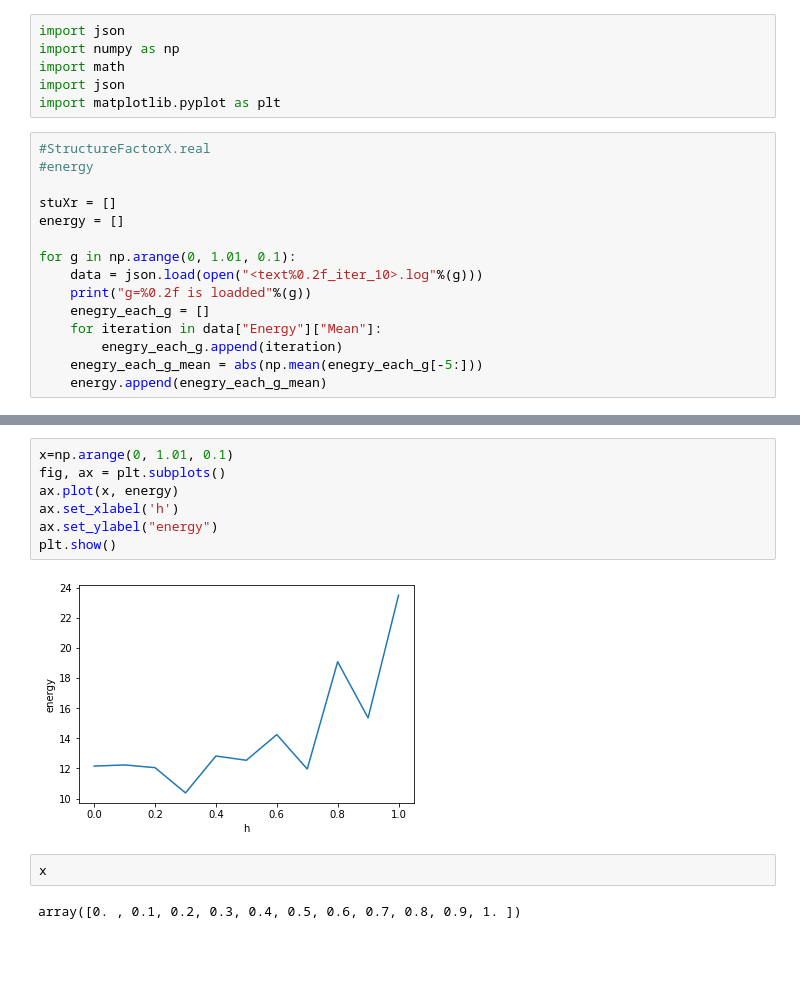
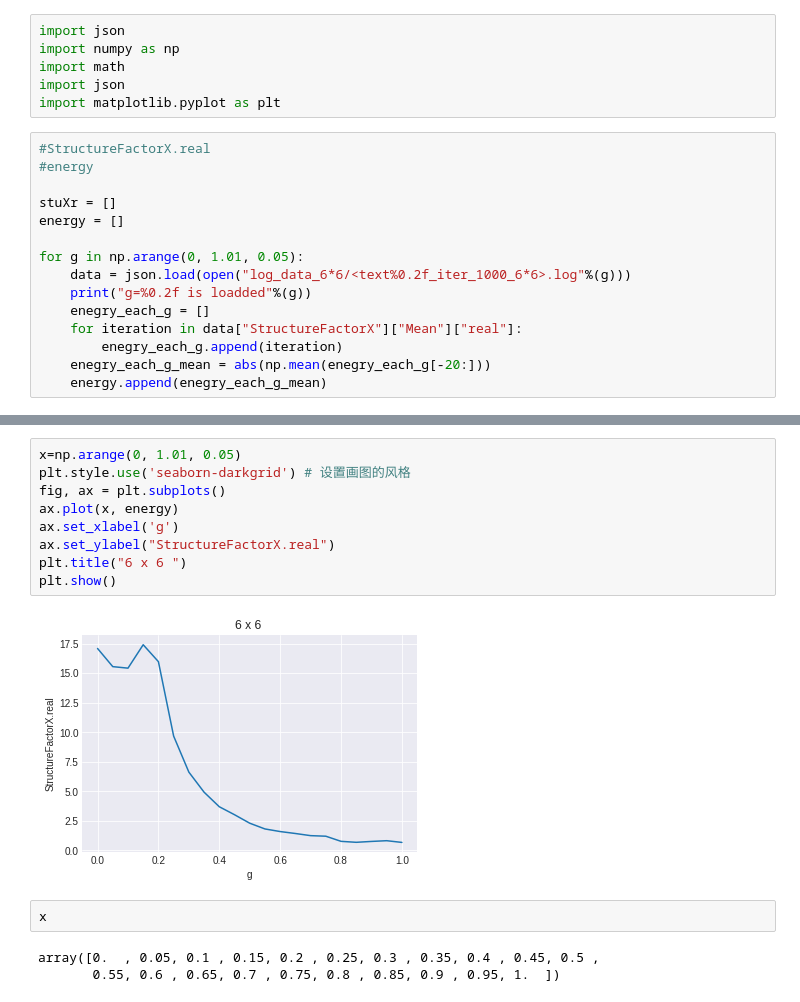
Before and after one commit to zjuadurey/machine-learnig-QM, a Jupyter notebook: plot/plot_remade.ipynb, the cells around one changed output, grey strips where cells are left out. Drawn from its saved outputs; the diff is of its cells as text; blank space fills up the shorter version.

```diff
--- a/plot/plot_remade.ipynb
+++ b/plot/plot_remade.ipynb
@@ -11,13 +11,13 @@ import matplotlib.pyplot as plt
 stuXr = []
 energy = []
 
-for g in np.arange(0, 1.01, 0.1):
-    data = json.load(open("<text%0.2f_iter_10>.log"%(g)))
+for g in np.arange(0, 1.01, 0.05):
+    data = json.load(open("log_data_6*6/<text%0.2f_iter_1000_6*6>.log"%(g)))
     print("g=%0.2f is loadded"%(g))
     enegry_each_g = []
-    for iteration in data["Energy"]["Mean"]:
+    for iteration in data["StructureFactorX"]["Mean"]["real"]:
         enegry_each_g.append(iteration)
-    enegry_each_g_mean = abs(np.mean(enegry_each_g[-5:]))
+    enegry_each_g_mean = abs(np.mean(enegry_each_g[-20:]))
     energy.append(enegry_each_g_mean)
 # %% [output]
 g=0.00 is loadded
@@ -65,13 +60,16 @@ data["Energy"]["Mean"]
 # %%
-x=np.arange(0, 1.01, 0.1)
+x=np.arange(0, 1.01, 0.05)
+plt.style.use('seaborn-darkgrid') # 设置画图的风格
 fig, ax = plt.subplots()
 ax.plot(x, energy)
-ax.set_xlabel('h')
-ax.set_ylabel("energy")
+ax.set_xlabel('g')
+ax.set_ylabel("StructureFactorX.real")
+plt.title("6 x 6 ")
 plt.show()
 # %% [output]
-[figure, old version]
+[figure, new version]
 # %%
 x
 # %% [output]
-array([0. , 0.1, 0.2, 0.3, 0.4, 0.5, 0.6, 0.7, 0.8, 0.9, 1. ])
+array([0.  , 0.05, 0.1 , 0.15, 0.2 , 0.25, 0.3 , 0.35, 0.4 , 0.45, 0.5 ,
+       0.55, 0.6 , 0.65, 0.7 , 0.75, 0.8 , 0.85, 0.9 , 0.95, 1.  ])
```
Also changed, not shown: parts of 5 cells of this notebook, 1 other file.
